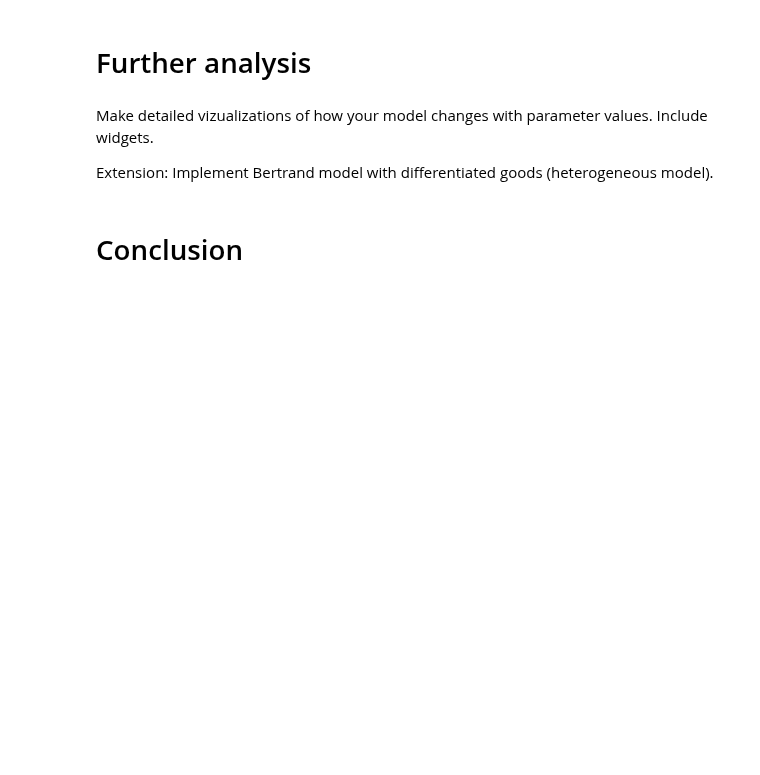
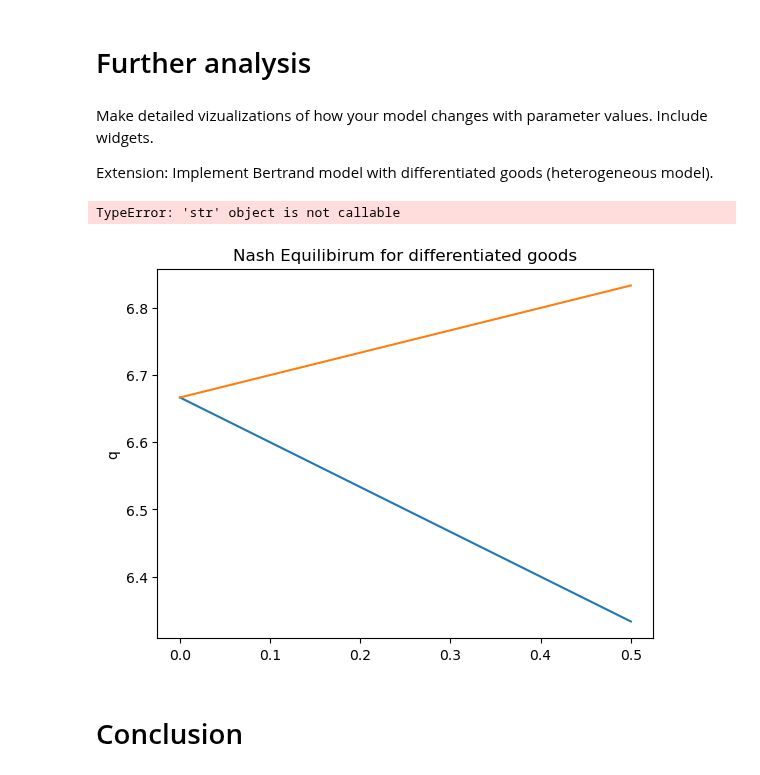
Before and after one commit to NumEconCopenhagen/projects-2023-bpr871, a Jupyter notebook: modelproject/modelproject_bertrand.ipynb, the cells around one changed output. Cells and saved outputs as stored; diff of their text form; code cells hidden in the pictures; blank space fills up the shorter version.

Commit message:
cournout solve and plots

```diff
--- a/modelproject/modelproject_bertrand.ipynb
+++ b/modelproject/modelproject_bertrand.ipynb
@@ -235,6 +242,66 @@ model().solve_eq()
 Make detailed vizualizations of how your model changes with parameter values. Include widgets.
 
 Extension: Implement Bertrand model with differentiated goods (heterogeneous model).
+# %%
+from scipy import optimize
+import numpy as np
+import matplotlib.pyplot as plt
+from types import SimpleNamespace
+import ipywidgets as widgets
+
+
+def plot(a = 1, b = 1, X = 20, c2= 0):
+    model = Model()
+    # Update model parameters
+    model.par.alpha = a
+    model.par.beta = b
+    model.par.X = X
+    model.par.c = [0, c2]
+    # x axis grid
+    range_c = np.arange(0,0.51,0.01)
+    # y axis grid
+    range_q = np.zeros((range_c.size,2))
+    for it, i in enumerate(range_c):
+        # update cost function for company 1
+        model.par.c[0] = i
+        # find equilibrium quantities
+        range_q[it] = model.solve_eq()
+
+    plt.plot(range_c, range_q)
+    plt.ylabel('q')
+    plt.title('Nash Equilibirum for differentiated goods')
+    plt.xlabel('Difference in c')
+    plt.legend()
+    plt.show()
+
+
+# plot()
+"""
+    fig, ax = plt.subplots(figsize=(8, 6))
+    # plot the function
+    for i in range(y.shape[1]):
+        ax.plot(range_c, range_q, y[:,i])"""
+
+
+
+def plot_interact():
+    widgets.interact(plot,
+
+                 a=widgets.FloatSlider(
+                     description="a", min=1, max=5, step=0.25, value=1),
+                 b=widgets.FloatSlider(
+                     description="b", min=1, max=5, step=0.25, value=1),
+                 x0=widgets.FloatSlider(
+                     description="X", min=1, max=50, step=0.5, value=20),
+                 c2=widgets.FloatSlider(
+                     description="c2", min=0, max=5, step=0.1, value=0)
+
+    );
+
+plot()
+# %% [output]
+TypeError: 'str' object is not callable
+[figure, added]
 # %% [markdown]
 # Conclusion
 # %% [markdown]
```
Also changed, not shown: parts of 5 cells of this notebook, 1 other file.
